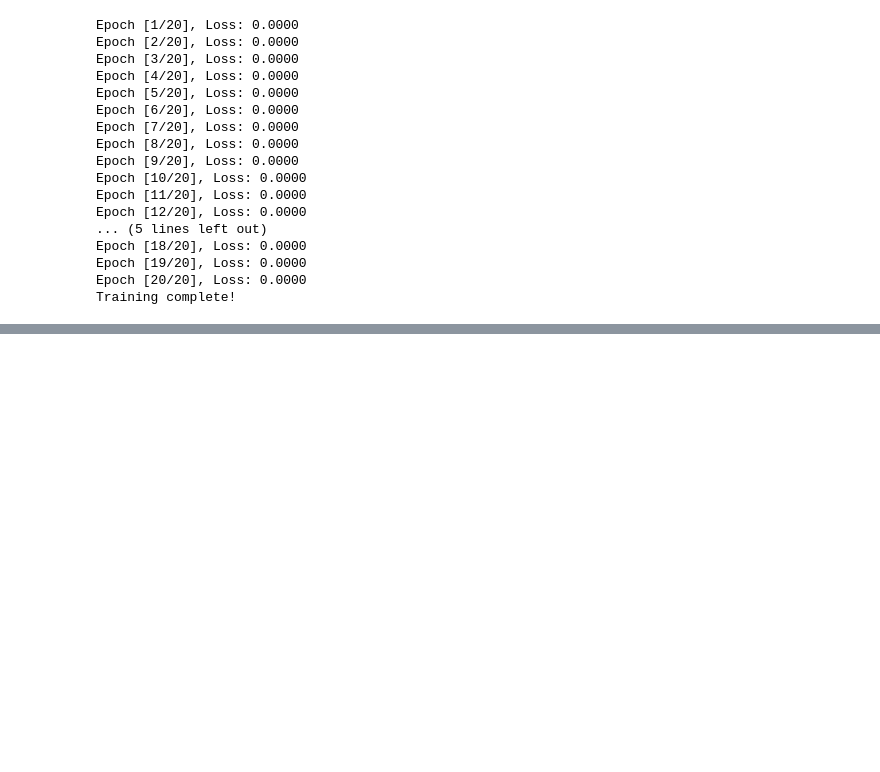
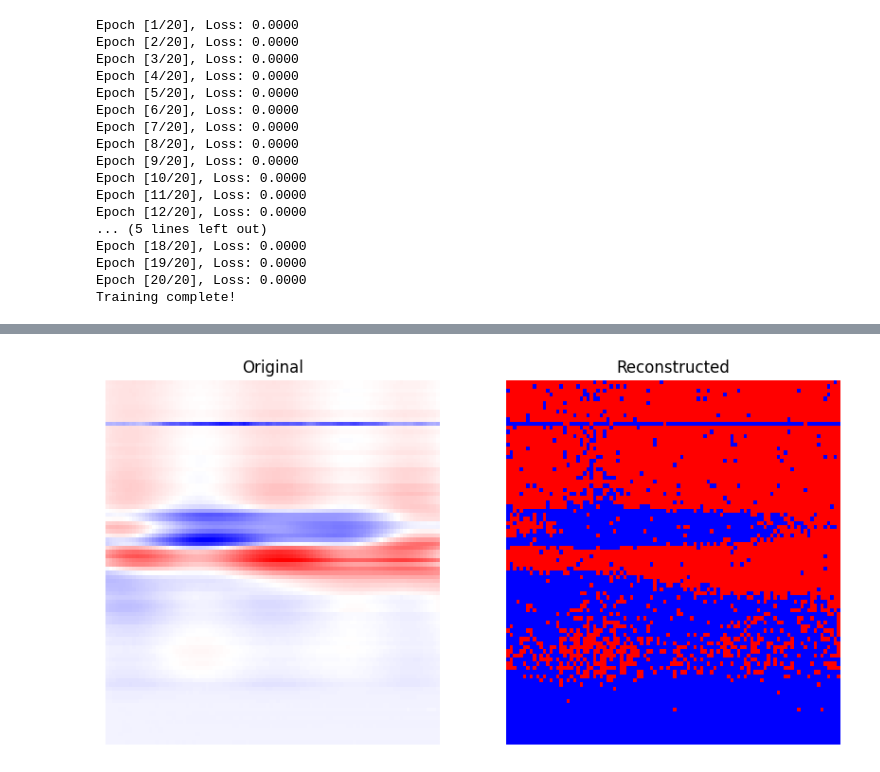
Before and after one commit to mariakesa/NeuroGarage, a Jupyter notebook: Autoencoder.ipynb, the cells around one changed output, grey strips where cells are left out. Cells and saved outputs as stored; diff of their text form; code cells hidden in the pictures; blank space fills up the shorter version.

```diff
--- a/Autoencoder.ipynb
+++ b/Autoencoder.ipynb
@@ -216,11 +330,11 @@ def visualize_reconstruction(model, data_loader, device):
 
             # Plot original and reconstructed images
             fig, axs = plt.subplots(1, 2, figsize=(10, 5))
-            axs[0].imshow(original.T, aspect='auto', cmap='gray')
+            axs[0].imshow(original.T, aspect='auto', cmap='bwr')
             axs[0].set_title('Original')
             axs[0].axis('off')
 
-            axs[1].imshow(reconstructed.T, aspect='auto', cmap='gray')
+            axs[1].imshow(reconstructed.T, aspect='auto', cmap='bwr')
             axs[1].set_title('Reconstructed')
             axs[1].axis('off')
 
@@ -244,0 +445,51 @@ visualize_reconstruction(model, data_loader, device)
+# %%
+import torch
+import matplotlib.pyplot as plt
+
+# Function to visualize the original and reconstructed LFP data
+def visualize_reconstruction(model, data_loader, device):
+    # Set the model to evaluation mode
+    model.eval()
+
+    with torch.no_grad():
+        # Get a batch of test data
+        for data in pca_reconstructed_dataloader:
+            data = data.to(device)*10**5  # Add channel dimension for Conv2D
+            output = model(data)
+
+            # Move data and output back to CPU and convert to numpy
+            data = data.cpu().numpy()
+            output = output.cpu().numpy()
+
+            # Visualize the first sample in the batch
+            original = data[0, :, :]  # Remove batch and channel dimension
+            reconstructed = output[0, :, :]  # Remove batch and channel dimension
+
+            # Plot original and reconstructed images
+            fig, axs = plt.subplots(1, 2, figsize=(10, 5))
+            axs[0].imshow(original.T, aspect='auto', cmap='bwr')
+            axs[0].set_title('Original')
+            axs[0].axis('off')
+
+            axs[1].imshow(reconstructed.T, aspect='auto', cmap='bwr')
+            axs[1].set_title('Reconstructed')
+            axs[1].axis('off')
+
+            plt.show()
+
+            # Break after one batch for demonstration purposes
+            break
+
+# Example: Assuming `test_loader` is your DataLoader for test data
+# and `model` is your trained ConvAutoencoder
+
+# Load your trained model (if not already loaded)
+# model.load_state_dict(torch.load('path_to_saved_model.pth'))
+
+# Prepare test data loader
+    # Example: `test_loader` should be defined similaly to `data_loader`, but for test data
+
+# Call the visualization function
+visualize_reconstruction(model, data_loader, device)
+# %% [output]
+[figure, added]
```
Also changed, not shown: parts of 8 cells of this notebook, 3 other files.
